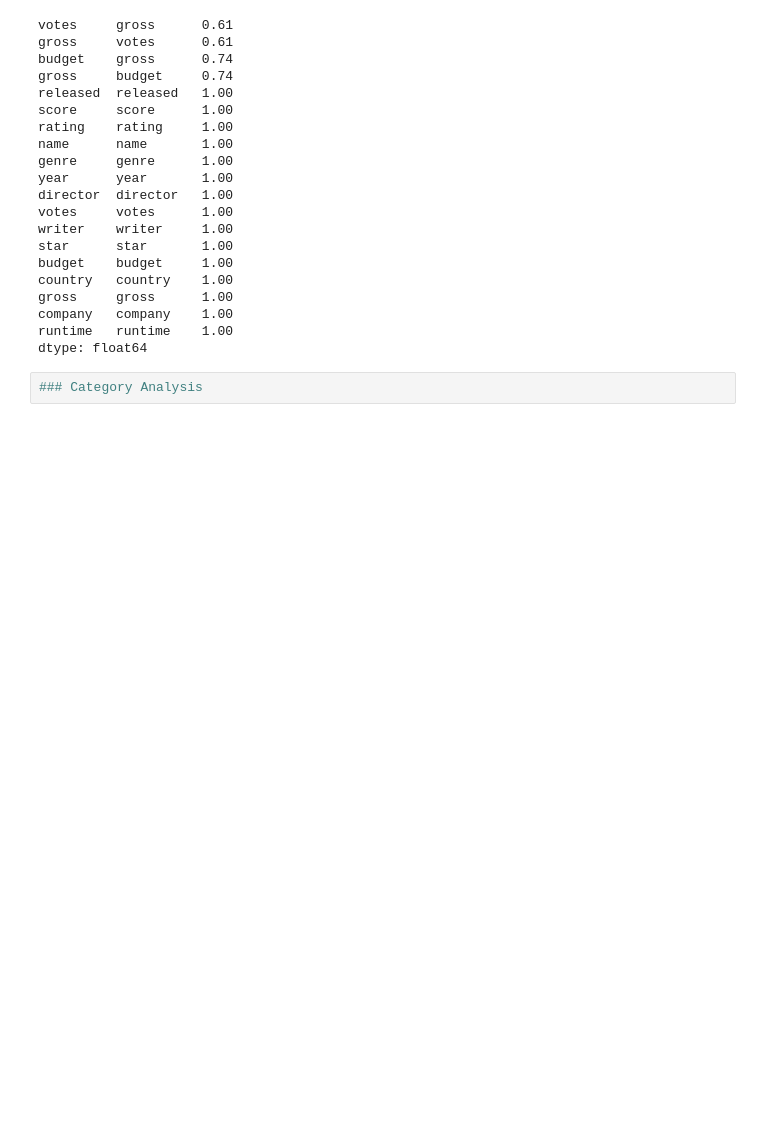
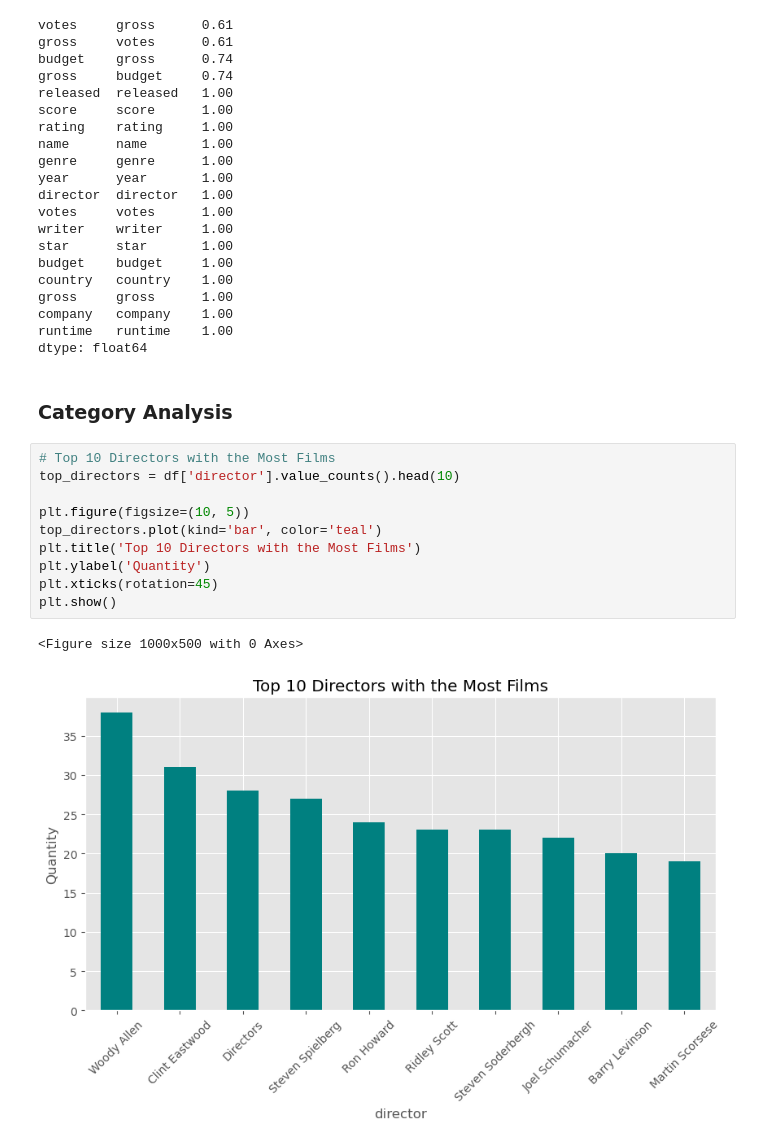
Before and after one commit to Vicksdev2/-movie-industry-analysis., a Jupyter notebook: movie_correlation_project.ipynb, the cells around one changed output. Drawn from its saved outputs; the diff is of its cells as text; blank space fills up the shorter version.

Commit message:
The final touches and images were added

```diff
--- a/movie_correlation_project.ipynb
+++ b/movie_correlation_project.ipynb
@@ -388,5 +389,18 @@ gross     gross      1.00
 company   company    1.00
 runtime   runtime    1.00
 dtype: float64
-# %%
-### Category Analysis
+# %% [markdown]
+### Category Analysis
+# %%
+# Top 10 Directors with the Most Films
+top_directors = df['director'].value_counts().head(10)
+
+plt.figure(figsize=(10, 5))
+top_directors.plot(kind='bar', color='teal')
+plt.title('Top 10 Directors with the Most Films')
+plt.ylabel('Quantity')
+plt.xticks(rotation=45)
+plt.show()
+# %% [output]
+<Figure size 1000x500 with 0 Axes>
+[figure, added]
```
Also changed, not shown: parts of 6 cells of this notebook, 3 other files.
